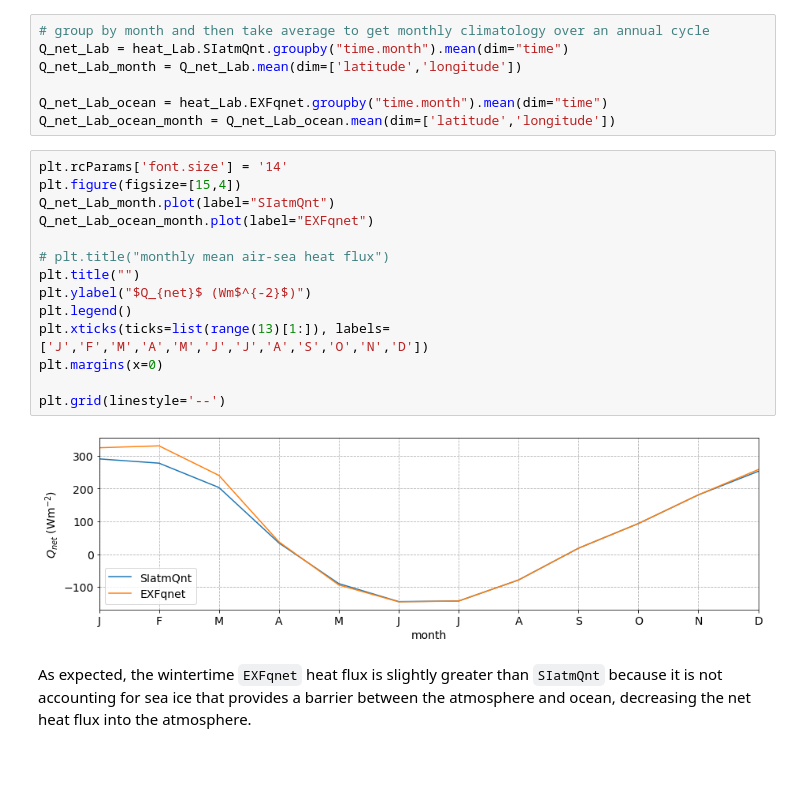
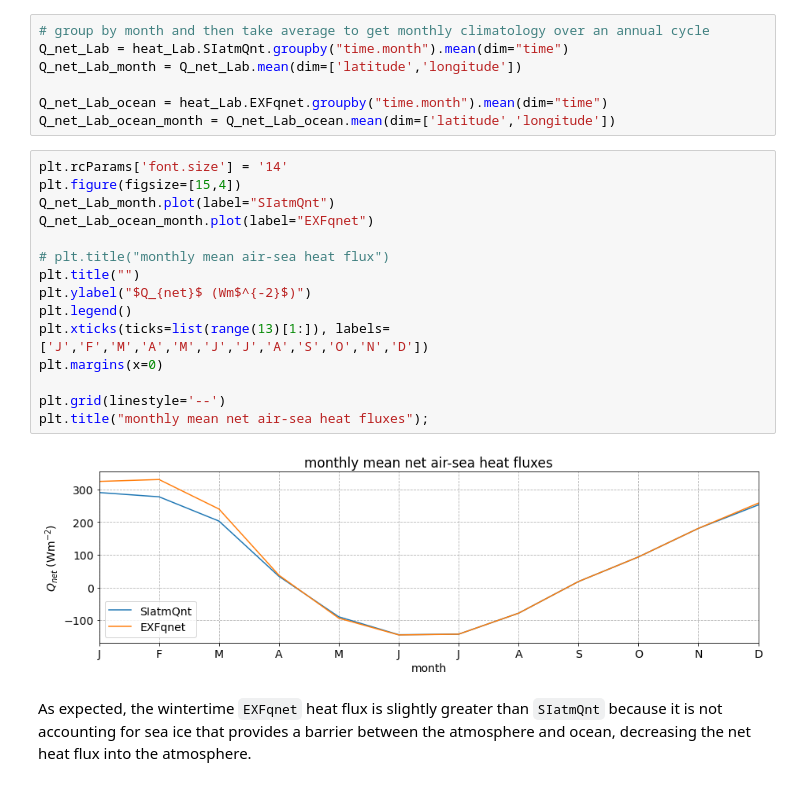
Before and after one commit to mjzahn/ecco, a Jupyter notebook: Zahn Qualifying Exam.ipynb, the cells around one changed output. Drawn from its saved outputs; the diff is of its cells as text.

```diff
--- a/Zahn Qualifying Exam.ipynb
+++ b/Zahn Qualifying Exam.ipynb
@@ -265,19 +266,20 @@ Q_net_Lab_ocean_month = Q_net_Lab_ocean.mean(dim=['latitude','longitude'])
 # %%
 plt.rcParams['font.size'] = '14'
 plt.figure(figsize=[15,4])
 Q_net_Lab_month.plot(label="SIatmQnt")
 Q_net_Lab_ocean_month.plot(label="EXFqnet")
 
 # plt.title("monthly mean air-sea heat flux")
 plt.title("")
 plt.ylabel("$Q_{net}$ (Wm$^{-2}$)")
 plt.legend()
 plt.xticks(ticks=list(range(13)[1:]), labels=['J','F','M','A','M','J','J','A','S','O','N','D'])
 plt.margins(x=0)
 
 plt.grid(linestyle='--')
+plt.title("monthly mean net air-sea heat fluxes");
 # %% [output]
-[figure, old version]
+[figure, new version]
 # %% [markdown]
 As expected, the wintertime `EXFqnet` heat flux is slightly greater than `SIatmQnt` because it is not accounting for sea ice that provides a barrier between the atmosphere and ocean, decreasing the net heat flux into the atmosphere.
 # %%
```
Also changed, not shown: parts of 39 cells of this notebook, 2 other files.
